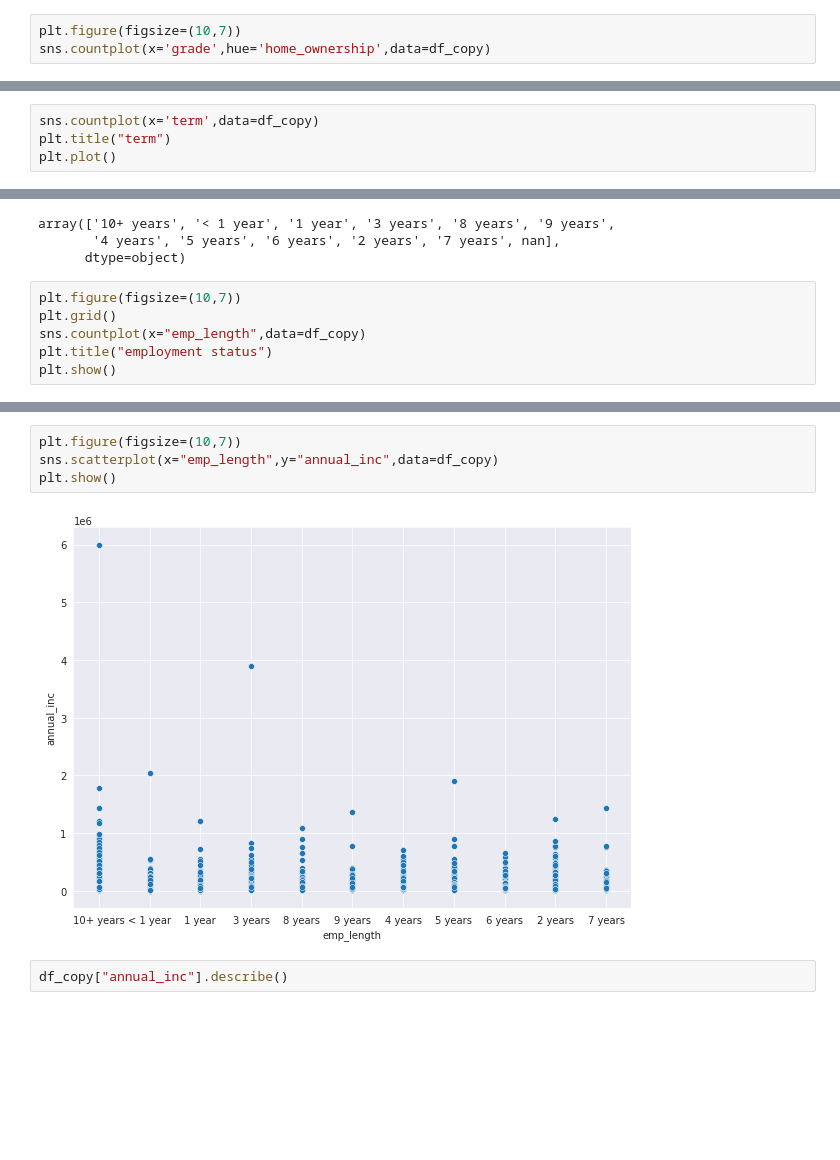
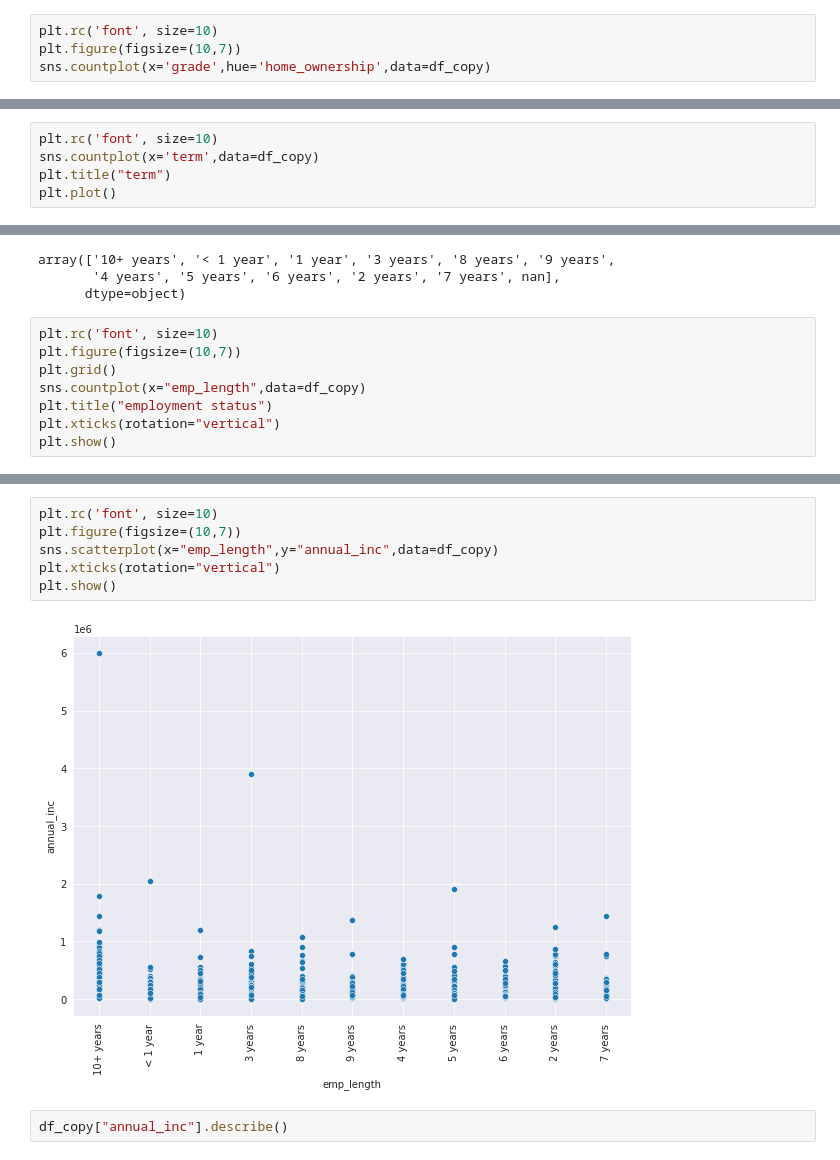
Before and after one commit to Chinmay487/money_lending_club, a Jupyter notebook: analysis.ipynb, the cells around one changed output, grey strips where cells are left out. Drawn from its saved outputs; the diff is of its cells as text; blank space fills up the shorter version.

```diff
--- a/analysis.ipynb
+++ b/analysis.ipynb
@@ -109,6 +113,7 @@ plt.plot()
 []
 [figure]
 # %%
+plt.rc('font', size=10)
 plt.figure(figsize=(10,7))
 sns.countplot(x='grade',hue='home_ownership',data=df_copy)
 # %% [output]
@@ -123,6 +128,7 @@ df['term'].isnull().sum() # checking any missing values
 # %% [output]
 0
 # %%
+plt.rc('font', size=10)
 sns.countplot(x='term',data=df_copy)
 plt.title("term")
 plt.plot()
@@ -312,9 +318,11 @@ array(['10+ years', '< 1 year', '1 year', '3 years', '8 years', '9 years',
        '4 years', '5 years', '6 years', '2 years', '7 years', nan],
       dtype=object)
 # %%
+plt.rc('font', size=10)
 plt.figure(figsize=(10,7))
 plt.grid()
 sns.countplot(x="emp_length",data=df_copy)
 plt.title("employment status")
+plt.xticks(rotation="vertical")
 plt.show()
 # %% [output]
@@ -322,9 +330,11 @@ plt.show()
 # %%
+plt.rc('font', size=10)
 plt.figure(figsize=(10,7))
 sns.scatterplot(x="emp_length",y="annual_inc",data=df_copy)
+plt.xticks(rotation="vertical")
 plt.show()
 # %% [output]
-[figure, old version]
+[figure, new version]
 # %%
 df_copy["annual_inc"].describe()
 # %% [output]
```
Also changed, not shown: parts of 154 cells of this notebook.
